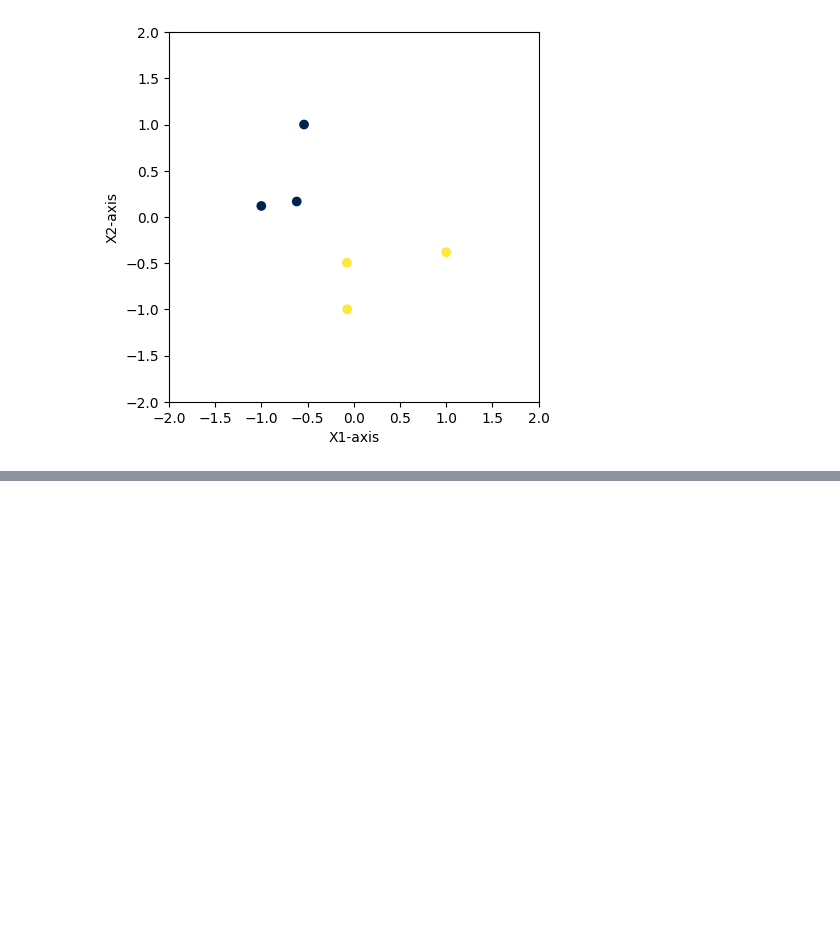
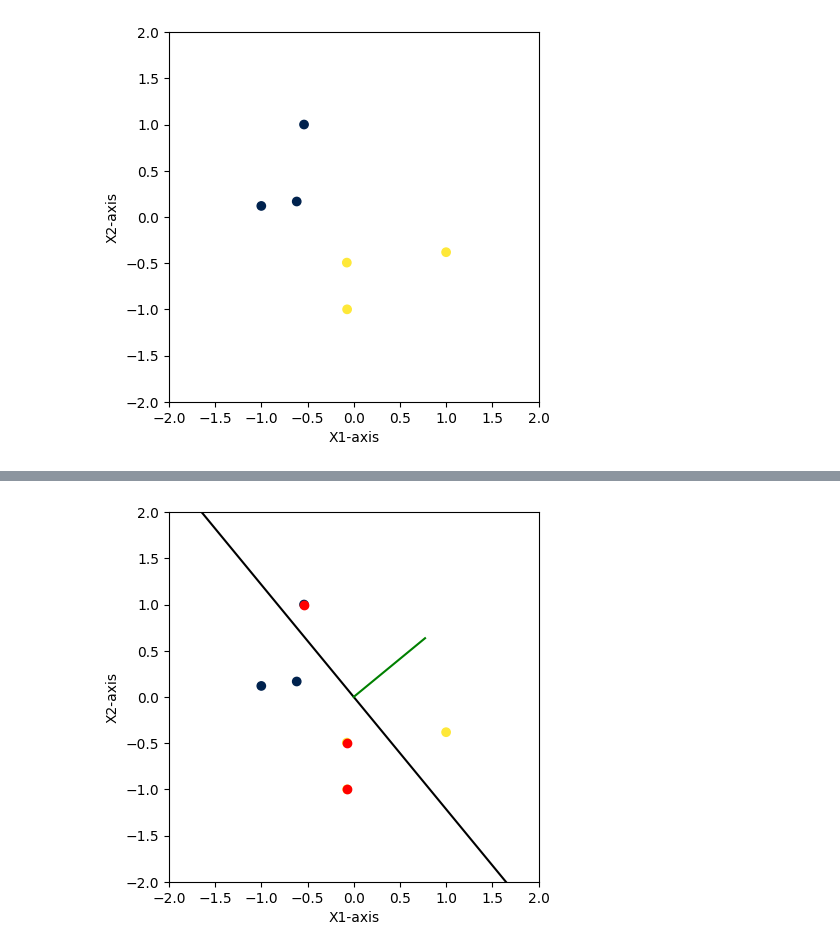
Before and after one commit to ChauBacHozz/ML_algorithms_from_scratch, a Jupyter notebook: Perceptron/Perceptron_classifier.ipynb, the cells around one changed output, grey strips where cells are left out. Cells and saved outputs as stored; diff of their text form; code cells hidden in the pictures; blank space fills up the shorter version.

```diff
--- a/Perceptron/Perceptron_classifier.ipynb
+++ b/Perceptron/Perceptron_classifier.ipynb
@@ -53,0 +62,3 @@ plt.show()
+# %%
+def plot_missed_points(points, ax):
+    ax.scatter(points[:, 1], points[:, 2], c='r', cmap='cividis')
@@ -53,0 +75,14 @@ plt.show()
+# %%
+def predict(X, W):
+    return np.sign(X.dot(W))
+# %%
+y_pred = predict(X, W)
+missed_pos = np.where(np.equal(y, y_pred) == False)[0]
+missed_points = X[missed_pos]
+# %%
+ax, fig = plot_points(X)
+plot_line(W, ax)
+plot_missed_points(missed_points, ax)
+plt.show()
+# %% [output]
+[figure, added]
```
Also changed, not shown: parts of 7 cells of this notebook.
